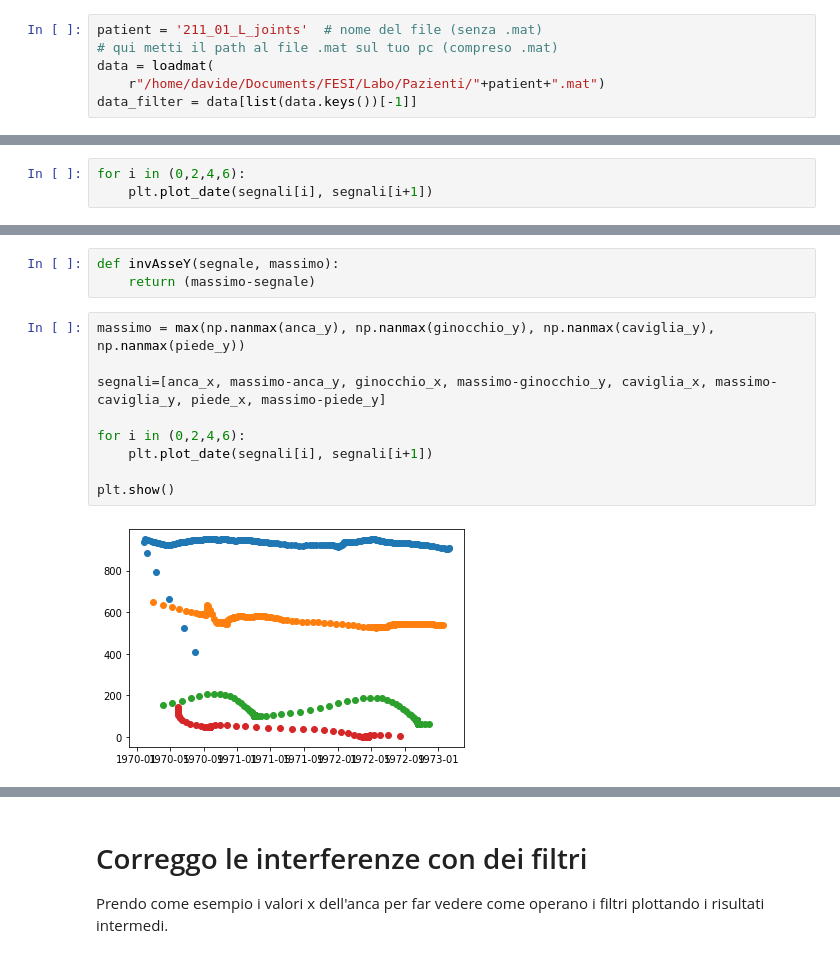
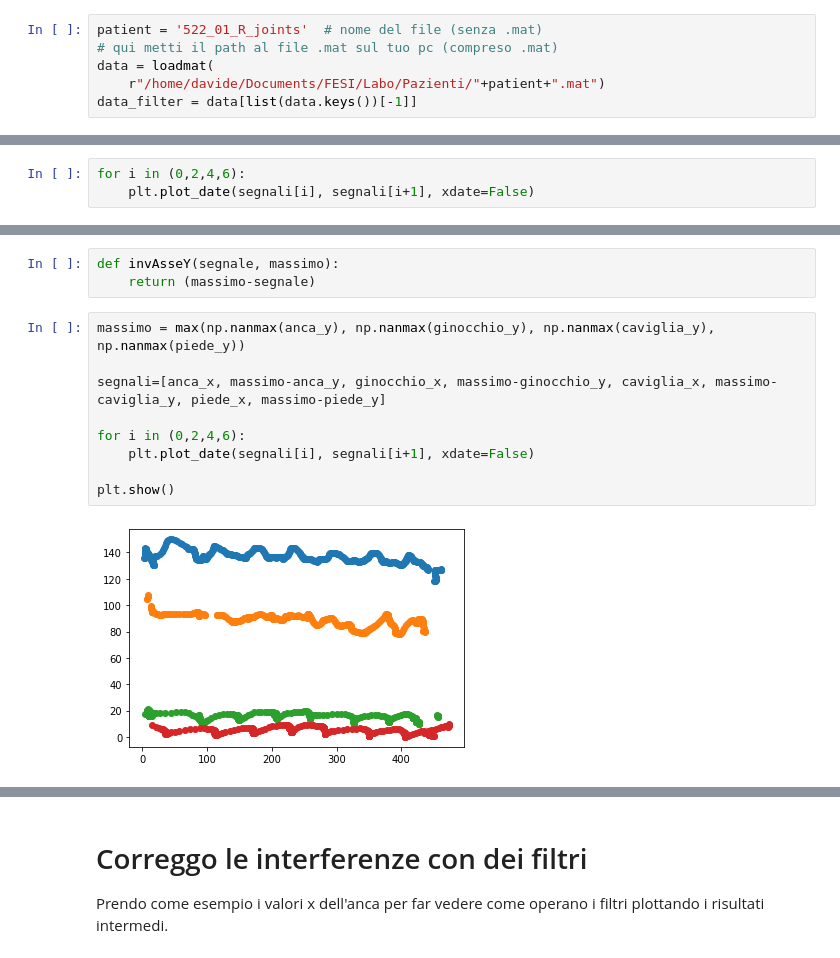
Before and after one commit to LoScarro/Fondamenti-di-Elaborazione-di-Segnali-e-Immagini, a Jupyter notebook: Pazienti/labo.ipynb, the cells around one changed output, grey strips where cells are left out. Saved outputs shown, nothing was run; the diff lists cells and outputs as text.

```diff
--- a/Pazienti/labo.ipynb
+++ b/Pazienti/labo.ipynb
@@ -15,7 +16,7 @@ from scipy.interpolate import interp1d
 # %% [markdown]
 ## Carico la matrice
 # %%
-patient = '211_01_L_joints'  # nome del file (senza .mat)
+patient = '522_01_R_joints'  # nome del file (senza .mat)
 # qui metti il path al file .mat sul tuo pc (compreso .mat)
 data = loadmat(
     r"/home/davide/Documents/FESI/Labo/Pazienti/"+patient+".mat")
@@ -60,5 +67,5 @@ segnali=[anca_x, anca_y, ginocchio_x, ginocchio_y, caviglia_x, caviglia_y, piede
 Dopo aver diviso in liste le coordinate x e y di ogni punto e dopo aver levato i nan vado a plottare
 # %%
 for i in (0,2,4,6):
-    plt.plot_date(segnali[i], segnali[i+1])
+    plt.plot_date(segnali[i], segnali[i+1], xdate=False)
 # %% [output]
@@ -75,11 +82,11 @@ def invAsseY(segnale, massimo):
 # %%
 massimo = max(np.nanmax(anca_y), np.nanmax(ginocchio_y), np.nanmax(caviglia_y), np.nanmax(piede_y))
 
 segnali=[anca_x, massimo-anca_y, ginocchio_x, massimo-ginocchio_y, caviglia_x, massimo-caviglia_y, piede_x, massimo-piede_y]
 
 for i in (0,2,4,6):
-    plt.plot_date(segnali[i], segnali[i+1])
+    plt.plot_date(segnali[i], segnali[i+1], xdate=False)
 
 plt.show()
 # %% [output]
-[figure, old version]
+[figure, new version]
```
Also changed, not shown: parts of 27 cells of this notebook, 1 other file.
